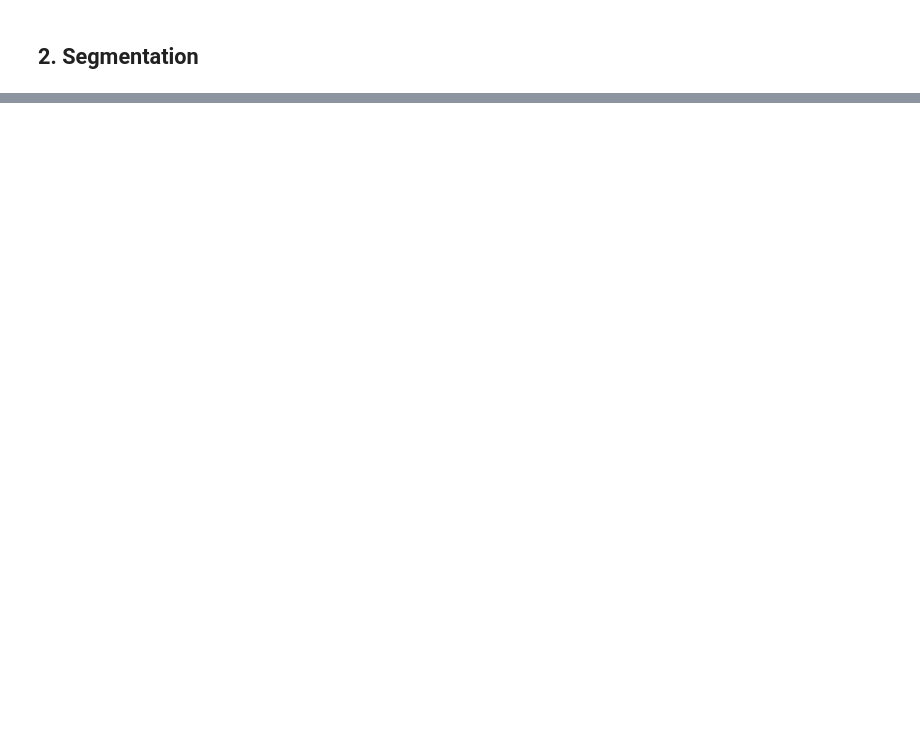
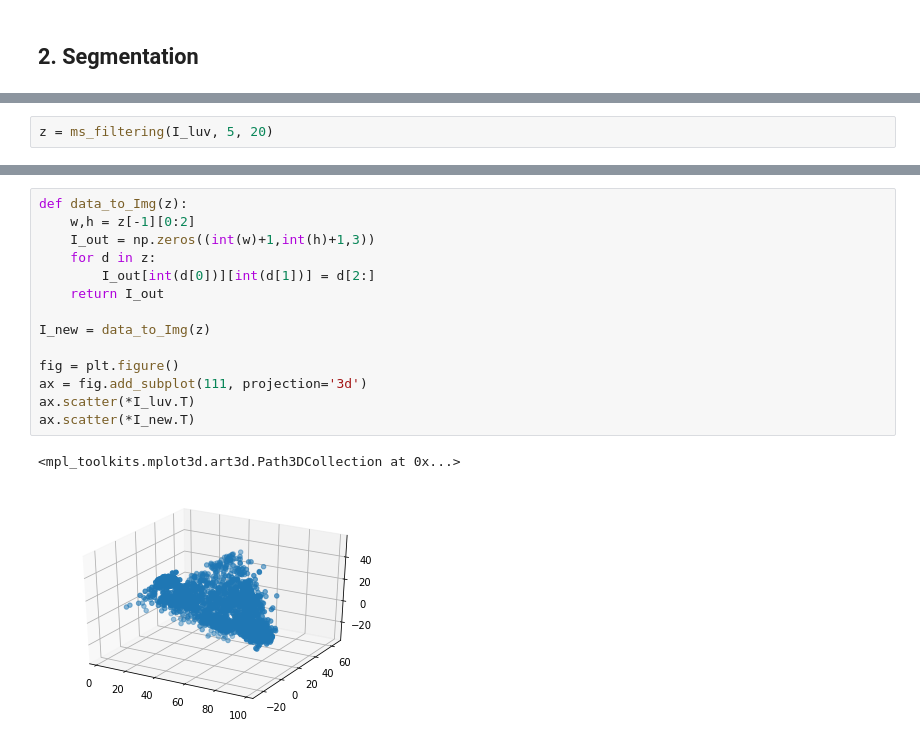
Before and after one commit to LouisLesueur/Illumination_project, a Jupyter notebook: mean_shift_TP.ipynb, the cells around one changed output, grey strips where cells are left out. Saved outputs shown, nothing was run; the diff lists cells and outputs as text; blank space fills up the shorter version.

```diff
--- a/mean_shift_TP.ipynb
+++ b/mean_shift_TP.ipynb
@@ -203,0 +203,2 @@ Tip: use the np.meshgrid function
+# %%
+z = ms_filtering(I_luv, 5, 20)
@@ -203,0 +224,17 @@ Tip: use the np.meshgrid function
+# %%
+def data_to_Img(z):
+    w,h = z[-1][0:2]
+    I_out = np.zeros((int(w)+1,int(h)+1,3))
+    for d in z:
+        I_out[int(d[0])][int(d[1])] = d[2:]
+    return I_out
+
+I_new = data_to_Img(z)
+
+fig = plt.figure()
+ax = fig.add_subplot(111, projection='3d')
+ax.scatter(*I_luv.T)
+ax.scatter(*I_new.T)
+# %% [output]
+<mpl_toolkits.mplot3d.art3d.Path3DCollection at 0x...>
+[figure, added]
```
Also changed, not shown: parts of 17 cells of this notebook.
